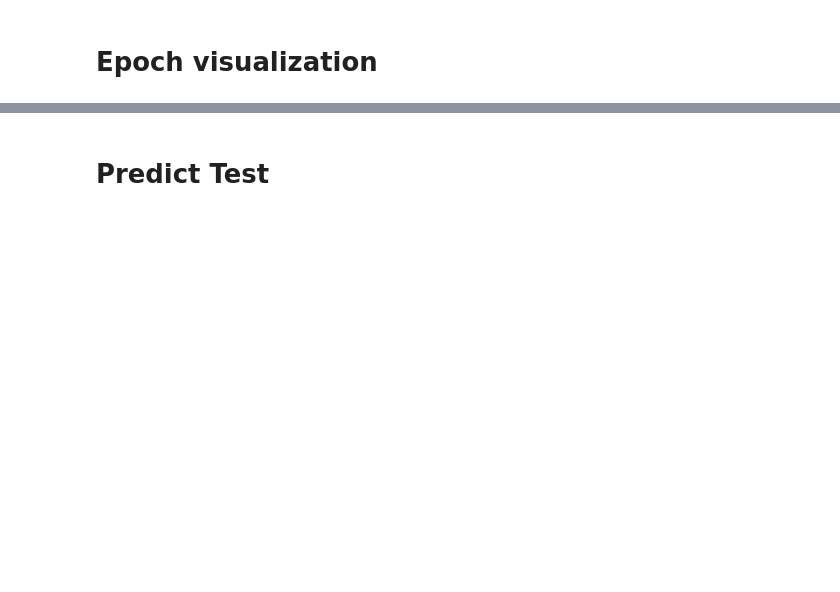
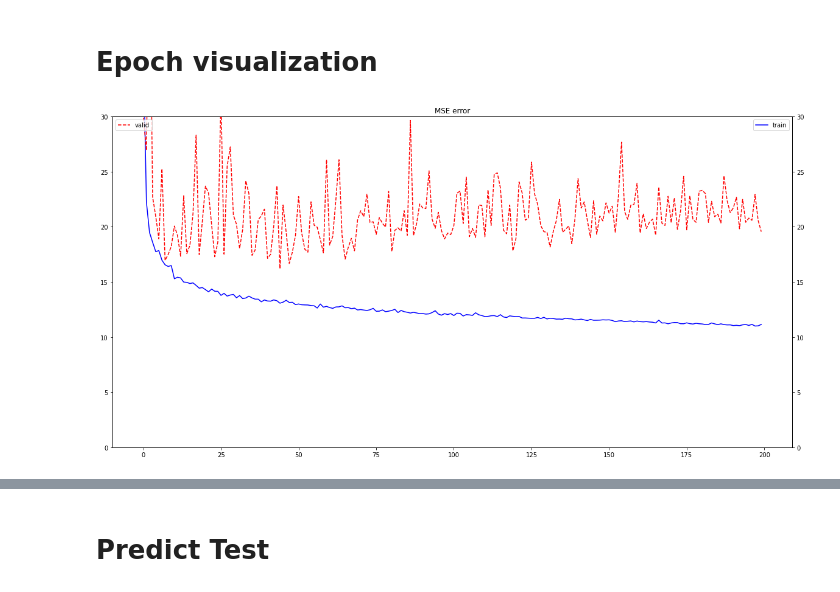
Before and after one commit to DopeorNope-Lee/Object-Depth-detection-based-hybrid-Distance-estimator, a Jupyter notebook: odd/DistanceEstimator_basic_code.ipynb, the cells around one changed output, grey strips where cells are left out. Drawn from its saved outputs; the diff is of its cells as text; code cells hidden in the pictures; blank space fills up the shorter version.

```diff
--- a/odd/DistanceEstimator_basic_code.ipynb
+++ b/odd/DistanceEstimator_basic_code.ipynb
@@ -152,7 +166,7 @@ class DistanceEstimator(nn.Module):
 # %%
 model = DistanceEstimator()
 loss_fn = nn.MSELoss()
-optimizer = torch.optim.Adam(model.parameters(), lr=0.01)
+optimizer = torch.optim.Adam(model.parameters(), lr=0.001)
 scheduler = torch.optim.lr_scheduler.ReduceLROnPlateau(optimizer,
                                                        factor=0.1,
                                                        patience = 8,
@@ -242,7 +256,7 @@ def saveModel(model):
 # %% [markdown]
 ## Train and Validation
 # %%
-Epoch = 100
+Epoch = 200
 best_rmse = 99999
 
 train_mse_list = []
@@ -256,11 +270,10 @@ for epoch in range(1,(Epoch+1)):
 
     print("[Epoch: {} \t Valid MSE: {:.4f} \t Valid RMSE: {:.4f}]".format(epoch, valid_mse, valid_rmse))
 
-    scheduler.step(valid_mse)
-
+    scheduler.step(train_mse)
     # Save model
     if valid_rmse < best_rmse:
-        path = "./weights/ODD_basic.pth"
+        path = "./weights/ODD_basic_batch.pth"
         torch.save(model.state_dict(), path) # 모델의 가중치만 저장 구조는 저장 x..?
 
     train_mse_list.append(train_mse)
@@ -285,14 +303,20 @@ KeyboardInterrupt:
 # %%
 import matplotlib.pyplot as plt
 fig = plt.figure(figsize=(20,10))
 ax1 = fig.add_subplot(1,1,1)
 ax1.plot(train_mse_list, ls='-', color='blue', label='train')
+ax1.set_ylim(0,30)
+
 ax2 = ax1.twinx()
 ax2.plot(valid_mse_list, ls='--', color='red', label='valid')
+ax2.set_ylim(0,30)
+
 ax1.set_title('MSE error')
 ax1.legend(loc='upper right')
 ax2.legend(loc='upper left')
 plt.show()
+# %% [output]
+[figure, added]
 # %%
 fig = plt.figure(figsize=(20,10))
 ax1 = fig.add_subplot(1,1,1)
```
Also changed, not shown: parts of 22 cells of this notebook, 1 other file.
